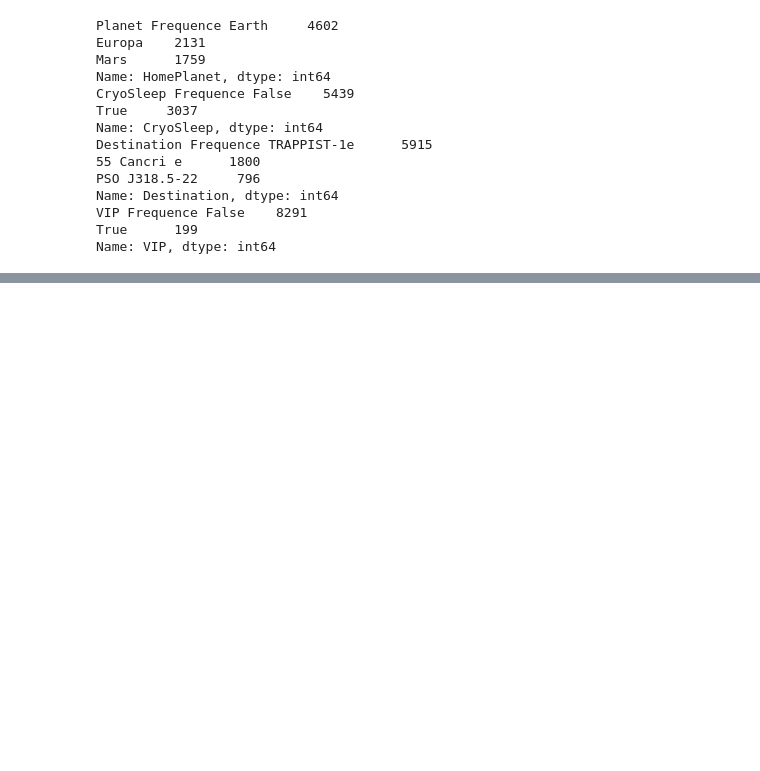
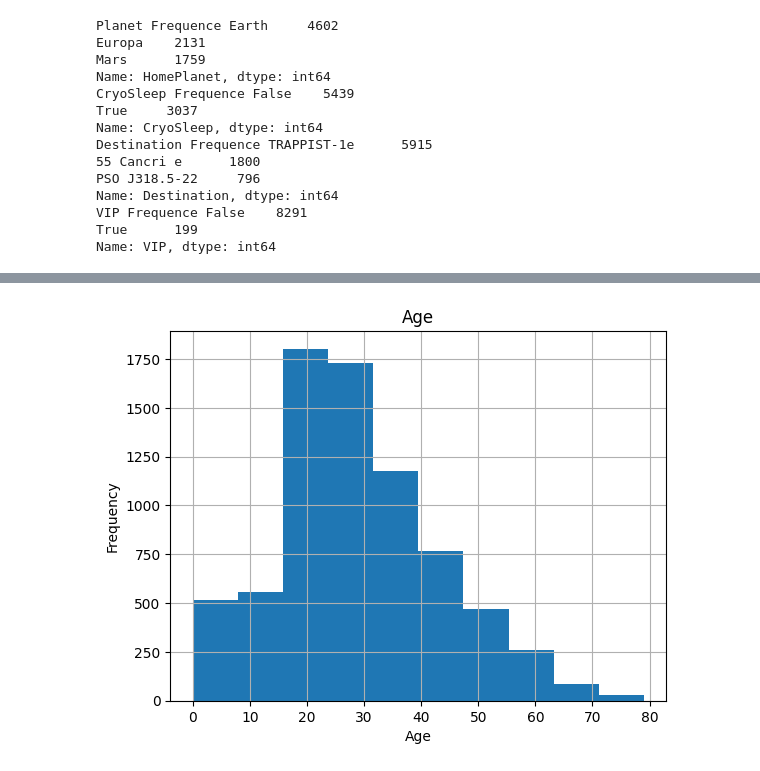
Before and after one commit to CorrosiveMoon/SpaceShipTitanic, a Jupyter notebook: Spaceship.ipynb, the cells around one changed output, grey strips where cells are left out. Cells and saved outputs as stored; diff of their text form; code cells hidden in the pictures; blank space fills up the shorter version.

```diff
--- a/Spaceship.ipynb
+++ b/Spaceship.ipynb
@@ -199,0 +230,9 @@ df.drop(['PassengerId', 'RoomService', 'FoodCourt', 'ShoppingMall', 'Spa', 'VRDe
+# %%
+#We will create a histogram to show the relative age of the passengers.
+df['Age'].hist(bins=10)
+plt.title('Age')
+plt.xlabel('Age')
+plt.ylabel('Frequency')
+plt.show()
+# %% [output]
+[figure, added]
```
Also changed, not shown: parts of 29 cells of this notebook.
